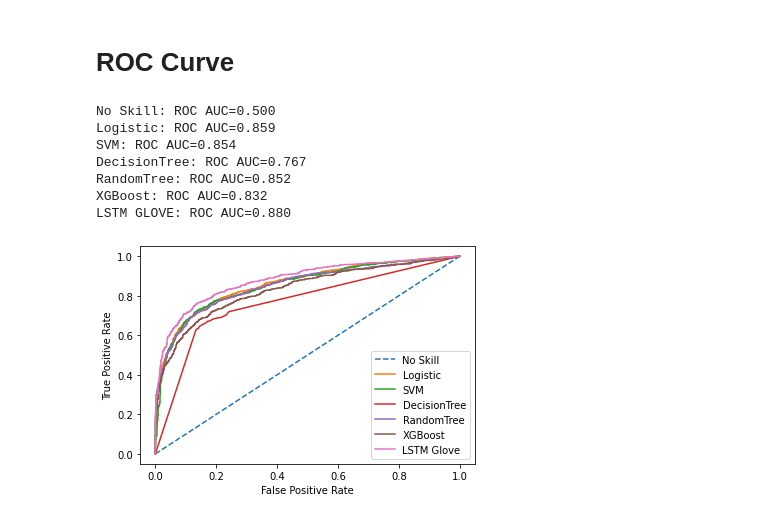
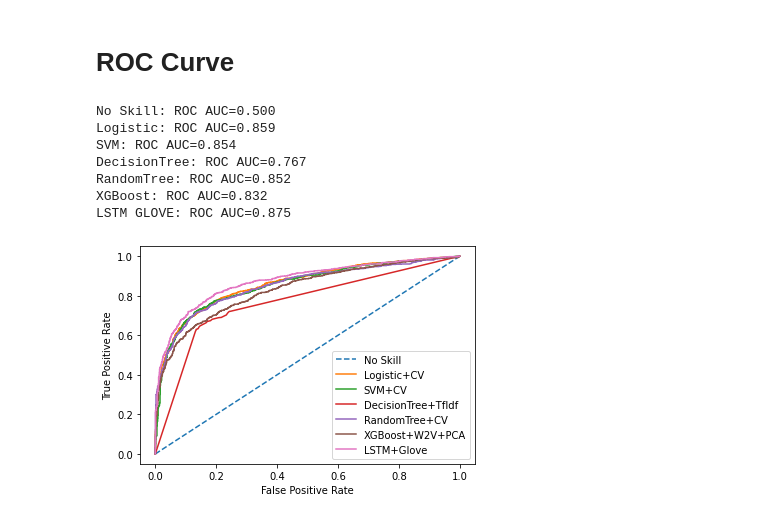
Before and after one commit to YoonjungChoi/CMPE255_TEAM10, a Jupyter notebook: code/Final_Team10_Code.ipynb, the cells around one changed output. Saved outputs shown, nothing was run; the diff lists cells and outputs as text; code cells hidden in the pictures.

```diff
--- a/code/Final_Team10_Code.ipynb
+++ b/code/Final_Team10_Code.ipynb
@@ -43,7 +48,9 @@ True
 # Data Loading & Exploration
 # %%
 #read data and figure out what it has.
-df = pd.read_csv('/content/train.csv')
+#df = pd.read_csv('train.csv')
+
+df = pd.read_csv('/content/drive/MyDrive/CMPE255_PROJECT/train.csv')
 display(df.head(100))
 display(df.info())
 # %% [output]
@@ -1410,8 +1365,8 @@ pad_X_train, pad_X_test, pad_y_train, pad_y_test = train_test_split(padded_sente
 embeddings_dictionary = dict()
 embedding_dim = 100
 
-glove_file = open('/content/drive/MyDrive/glove.6B.100d.txt',encoding="utf8")
-
+#glove_file = open('glove.6B.100d.txt',encoding="utf8")
+glove_file = open('/content/drive/MyDrive/CMPE255_PROJECT/glove.6B.100d.txt',encoding="utf8")
 for line in glove_file:
     records = line.split()
     word = records[0]
@@ -1666,10 +1745,4 @@ plt.show()
 # %%
-'''
-cv_train_X, cv_test_X, cv_train_Y, cv_test_y = train_test_split(cv_df, df['target'], test_size=0.30, random_state=17)
-tfidf_train_X, tfidf_test_X, tfidf_train_Y, tfidf_test_y = train_test_split(tfidf_df, df['target'], test_size=0.30, random_state=17)
-w2v_train_X, w2v_test_X, w2v_train_Y, w2v_test_y = train_test_split(w2v_df, df['target'], test_size=0.30, random_state=17)
-pca_w2v_train_X, pca_w2v_test_X, pca_w2v_train_Y, pca_w2v_test_y = train_test_split(pca_trans_w2v_df, df['target'], test_size=0.30, random_state=17)
-'''
 from sklearn import svm
 from sklearn.linear_model import LogisticRegression
 from sklearn.tree import DecisionTreeClassifier
@@ -1682,8 +1755,8 @@ cus_en_dt = DecisionTreeClassifier(min_samples_split=10, random_state=27)
 cus_en_rd = RandomForestClassifier(n_estimators=250, random_state=42,
                                 class_weight="balanced", min_samples_split=12)
 cus_xgb_clf = XGBClassifier(learning_rate =0.1,
-     n_estimators=135,
-     max_depth=10,
+     n_estimators=200,
+     max_depth=8,
      min_child_weight=1,
      gamma=0.05,
      subsample=0.8,
@@ -1830,14 +1877,7 @@ from matplotlib import pyplot
 
 
 ns_probs = [0 for _ in range(len(cv_test_y))]
-'''
-lr_pred_y_prob = cus_en_lr.predict_proba(cv_test_X)
-svm_pred_y_prob = cus_en_svm.predict_proba(cv_test_X)
-dt_pred_y_prob = cus_en_dt.predict_proba(tfidf_test_X)
-rd_pred_y_prob = cus_en_rd.predict_proba(cv_test_X)
-xgb_pred_y_prob = cus_xgb_clf.predict_proba(pca_w2v_test_X)
-lstm_glv_pred_y_prob
-'''
+
 lr_probs = lr_pred_y_prob[:, 1]
 svm_probs = svm_pred_y_prob[:, 1]
 dt_probs = dt_pred_y_prob[:, 1]
@@ -1862,41 +1902,40 @@ print('DecisionTree: ROC AUC=%.3f' % (dt_auc))
 print('RandomTree: ROC AUC=%.3f' % (rd_auc))
 print('XGBoost: ROC AUC=%.3f' % (xgb_auc))
 print('LSTM GLOVE: ROC AUC=%.3f' % (lstm_glv_auc))
-# print('LSTM GLOVE: ROC AUC=%.3f' % (roc_val_bert))
 
 # calculate roc curves
 ns_fpr, ns_tpr, _ = roc_curve(cv_test_y, ns_probs)
 
 lr_fpr, lr_tpr, _ = roc_curve(cv_test_y, lr_probs)
 svm_fpr, svm_tpr, _ = roc_curve(cv_test_y, svm_probs)
 dt_fpr, dt_tpr, _ = roc_curve(tfidf_test_y, dt_probs)
 rd_fpr, rd_tpr, _ = roc_curve(cv_test_y, rd_probs)
 xgb_fpr, xgb_tpr, _ = roc_curve(pca_w2v_test_y, xgb_probs)
 lstm_glv_fpr, lstm_glv_tpr, _ = roc_curve(pad_y_test, lstm_glv_pred_y_prob)
-# bert_fpr_train,bert_tpr_train,roc_val_bert = ROC_Curve(y_test,y_predicted)
+
 # plot the roc curve for the model
 pyplot.plot(ns_fpr, ns_tpr, linestyle='--', label='No Skill')
-pyplot.plot(lr_fpr, lr_tpr, label='Logistic')
+pyplot.plot(lr_fpr, lr_tpr, label='Logistic+CV')
 
-pyplot.plot(svm_fpr, svm_tpr, label='SVM')
-pyplot.plot(dt_fpr, dt_tpr, label='DecisionTree')
-pyplot.plot(rd_fpr, rd_tpr, label='RandomTree')
-pyplot.plot(xgb_fpr, xgb_tpr, label='XGBoost')
-pyplot.plot(lstm_glv_fpr, lstm_glv_tpr, label='LSTM Glove')
-# pyplot.plot(bert_fpr_train,bert_tpr_train,label="Bert Model")
+pyplot.plot(svm_fpr, svm_tpr, label='SVM+CV')
+pyplot.plot(dt_fpr, dt_tpr, label='DecisionTree+TfIdf')
+pyplot.plot(rd_fpr, rd_tpr, label='RandomTree+CV')
+pyplot.plot(xgb_fpr, xgb_tpr, label='XGBoost+W2V+PCA')
+pyplot.plot(lstm_glv_fpr, lstm_glv_tpr, label='LSTM+Glove')
+
 # axis labels
 pyplot.xlabel('False Positive Rate')
 pyplot.ylabel('True Positive Rate')
 # show the legend
 pyplot.legend()
 # show the plot
 pyplot.show()
 # %% [output]
 No Skill: ROC AUC=0.500
 Logistic: ROC AUC=0.859
 SVM: ROC AUC=0.854
 DecisionTree: ROC AUC=0.767
 RandomTree: ROC AUC=0.852
 XGBoost: ROC AUC=0.832
-LSTM GLOVE: ROC AUC=0.880
+LSTM GLOVE: ROC AUC=0.875
-[figure, old version]
+[figure, new version]
```
Also changed, not shown: parts of 95 cells of this notebook, 1 other file.
